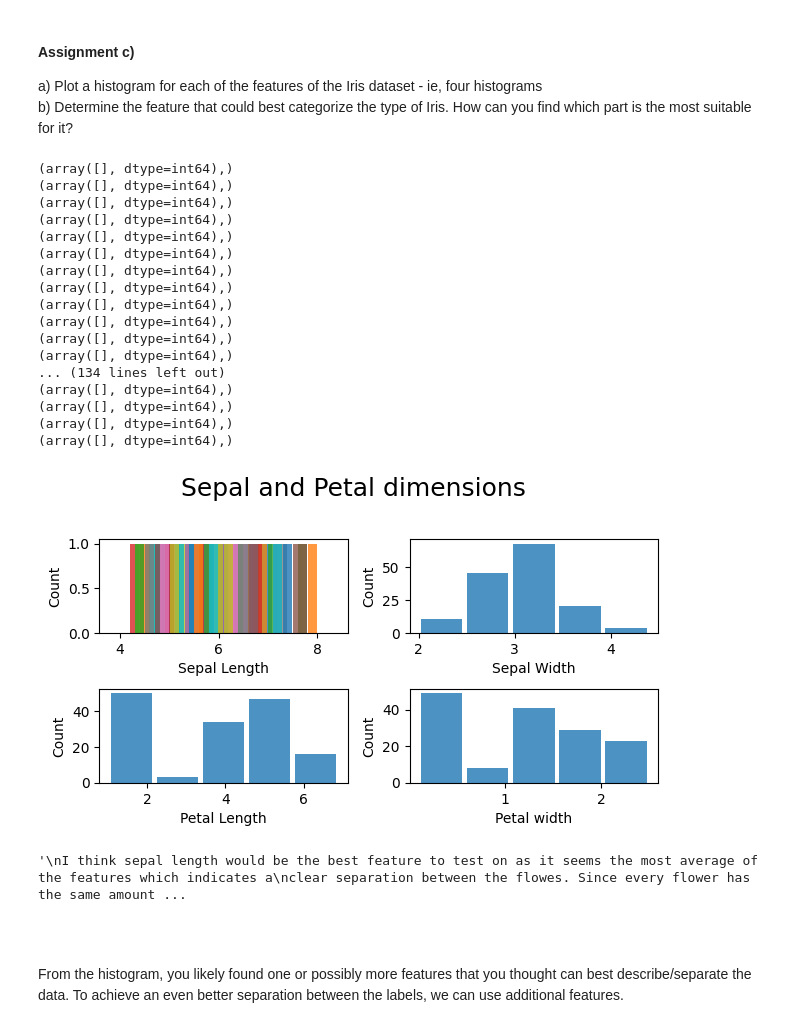
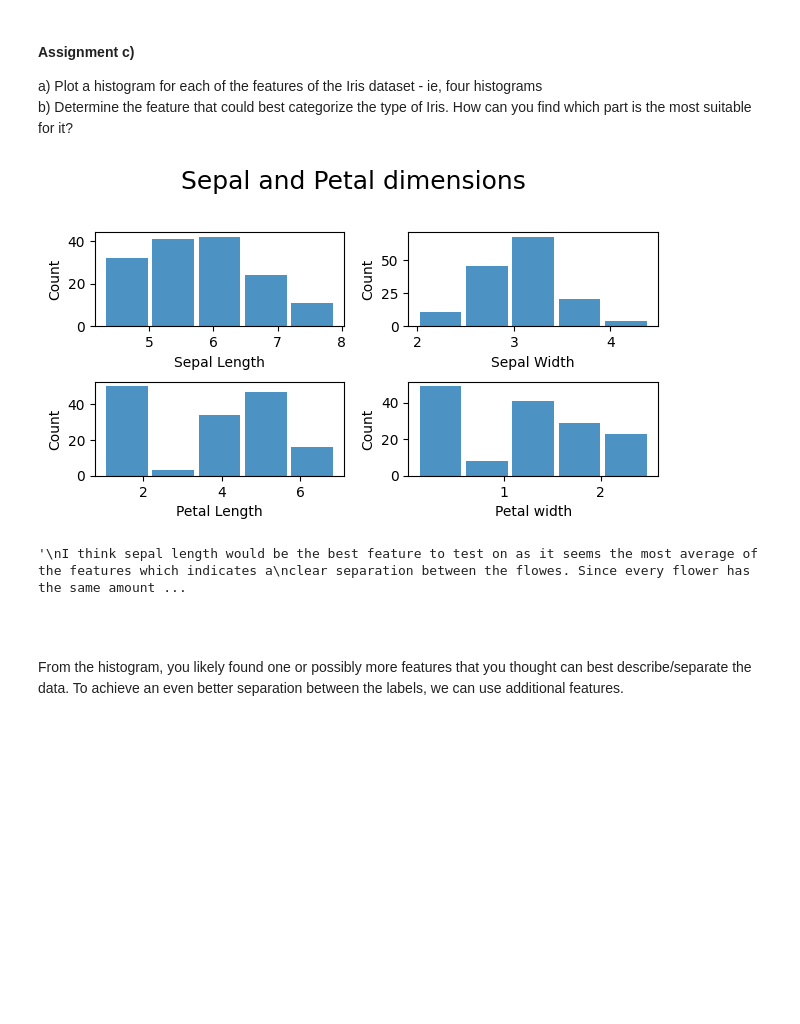
Before and after one commit to Dustfoxx/Machine_learning_project, a Jupyter notebook: Assignments/Practical/PracticalNotebook3.ipynb, the cells around one changed output. Cells and saved outputs as stored; diff of their text form; code cells hidden in the pictures; blank space fills up the shorter version.

```diff
--- a/Assignments/Practical/PracticalNotebook3.ipynb
+++ b/Assignments/Practical/PracticalNotebook3.ipynb
@@ -330,56 +330,38 @@ ax_2 = fig.add_subplot(3,2,3)
 ax_3 = fig.add_subplot(3,2,4)
 
 colors = ["r-", "b-", "k-"]
 
-for i in range(len(iris['data'])):
-    ax_0.hist(iris.data[i][0], bins=5, rwidth=0.9, alpha=0.8)
-    ax_0.set_xlabel("Sepal Length")
-    ax_0.set_ylabel("Count")
+ax_0.hist([i[0] for i in iris['data']], bins=5, rwidth=0.9, alpha=0.8)
+ax_0.set_xlabel("Sepal Length")
+ax_0.set_ylabel("Count")
 
 ax_1.hist([i[1] for i in iris['data']], bins=5, rwidth=0.9, alpha=0.8)
 ax_1.set_xlabel("Sepal Width")
 ax_1.set_ylabel("Count")
 
 ax_2.hist([i[2] for i in iris['data']], bins=5, rwidth=0.9, alpha=0.8)
 ax_2.set_xlabel("Petal Length")
 ax_2.set_ylabel("Count")
 
 ax_3.hist([i[3] for i in iris['data']], bins=5, rwidth=0.9, alpha=0.8)
 ax_3.set_xlabel("Petal width")
 ax_3.set_ylabel("Count")
 
 fig.tight_layout() # comment out this line to see the difference
 fig.subplots_adjust(top=0.85)
 plt.show()
 
 
 """
 I think sepal length would be the best feature to test on as it seems the most average of the features which indicates a
 clear separation between the flowes. Since every flower has the same amount of samples
 an average would indicate that each flower has a signifying length.
 EDIT: reading the next part which indicates two features as good i would assume petal length and width as the correct ones as they seem to correlate and are probably
 connected by flower type as well then.
 """
 # %% [output]
+[figure, new version]
-(array([], dtype=int64),)
-(array([], dtype=int64),)
-(array([], dtype=int64),)
-(array([], dtype=int64),)
-(array([], dtype=int64),)
-(array([], dtype=int64),)
-(array([], dtype=int64),)
-(array([], dtype=int64),)
-(array([], dtype=int64),)
-(array([], dtype=int64),)
-(array([], dtype=int64),)
-(array([], dtype=int64),)
-... (134 lines left out)
-(array([], dtype=int64),)
-(array([], dtype=int64),)
-(array([], dtype=int64),)
-(array([], dtype=int64),)
+'\nI think sepal length would be the best feature to test on as it seems the most average of the features which indicates a\nclear separation between the flowes. Since every flower has the same amount ...
-[figure, old version]
-'\nI think sepal length would be the best feature to test on as it seems the most average of the features which indicates a\nclear separation between the flowes. Since every flower has the same amount ...
 # %% [markdown]
 <br/>
 <br/>
```
Also changed, not shown: parts of 3 cells of this notebook.
